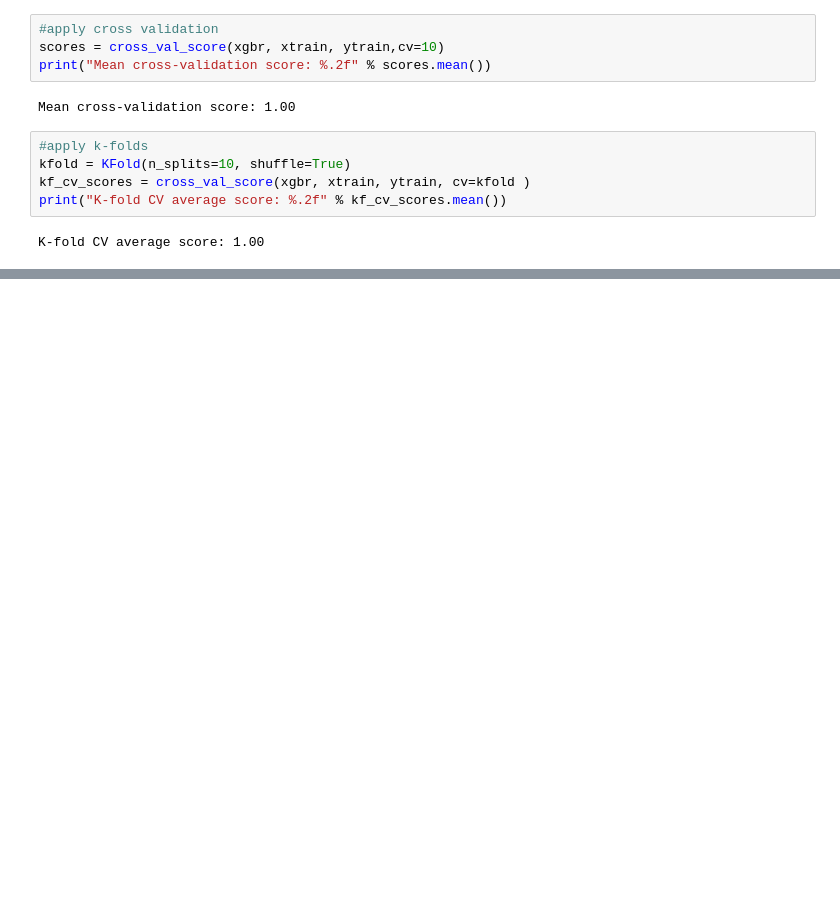
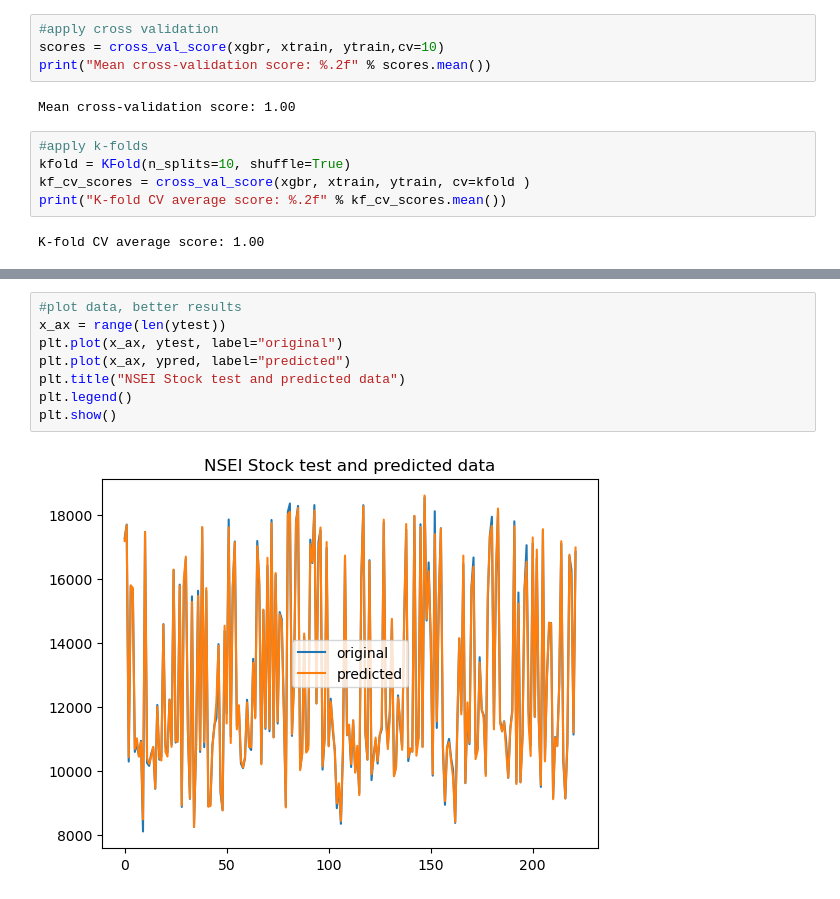
Before and after one commit to Abbas-Source/alianzworkz-internship, a Jupyter notebook: XGBRegressor/xgbregressor-for-stock-market-value-predictions.ipynb, the cells around one changed output, grey strips where cells are left out. Drawn from its saved outputs; the diff is of its cells as text; blank space fills up the shorter version.

```diff
--- a/XGBRegressor/xgbregressor-for-stock-market-value-predictions.ipynb
+++ b/XGBRegressor/xgbregressor-for-stock-market-value-predictions.ipynb
@@ -112,0 +113,10 @@ RMSE: 127.80
+# %%
+#plot data, better results
+x_ax = range(len(ytest))
+plt.plot(x_ax, ytest, label="original")
+plt.plot(x_ax, ypred, label="predicted")
+plt.title("NSEI Stock test and predicted data")
+plt.legend()
+plt.show()
+# %% [output]
+[figure, added]
```
Also changed, not shown: parts of 7 cells of this notebook.
